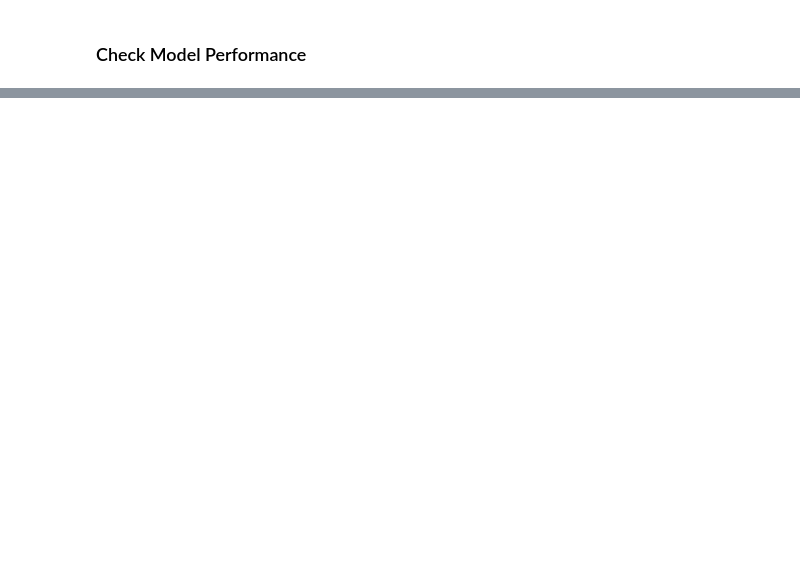
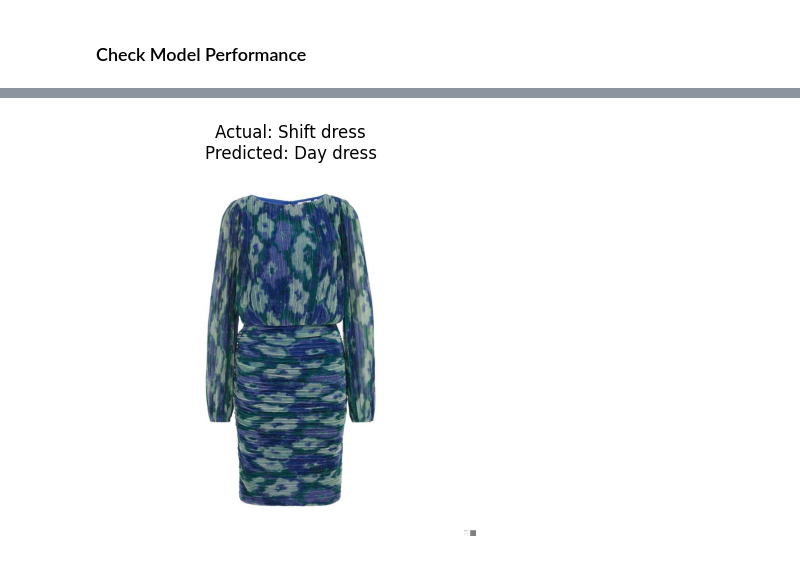
Before and after one commit to MGenschow/Thesis, a Jupyter notebook: 4_Assessor/Category_Assessor/DinoV2/3_Classifier.ipynb, the cells around one changed output, grey strips where cells are left out. Cells and saved outputs as stored; diff of their text form; code cells hidden in the pictures; blank space fills up the shorter version.

```diff
--- a/4_Assessor/Category_Assessor/DinoV2/3_Classifier.ipynb
+++ b/4_Assessor/Category_Assessor/DinoV2/3_Classifier.ipynb
@@ -139,3 +133,16 @@ confusion_matrix
+# %%
+# Lets see some misclassified examples
+misclassified = df[df['label'] != df['predicted_label']]
+misclassified = misclassified.sample(1)
+for i, row in misclassified.iterrows():
+    img_path = f"{root_path}/{row['sku']}.jpg"
+    img = Image.open(img_path)
+    plt.figure()
+    plt.imshow(img)
+    plt.title(f"Actual: {row[target_feature]}\nPredicted: {row['predicted_category']}")
+    plt.axis('off')
+# %% [output]
+[figure, added]
 # %%
 # Below I will plot some examples of images and their predicted labels.
 # The columns will be the actual classes
```
Also changed, not shown: parts of 11 cells of this notebook, 3 other files.
